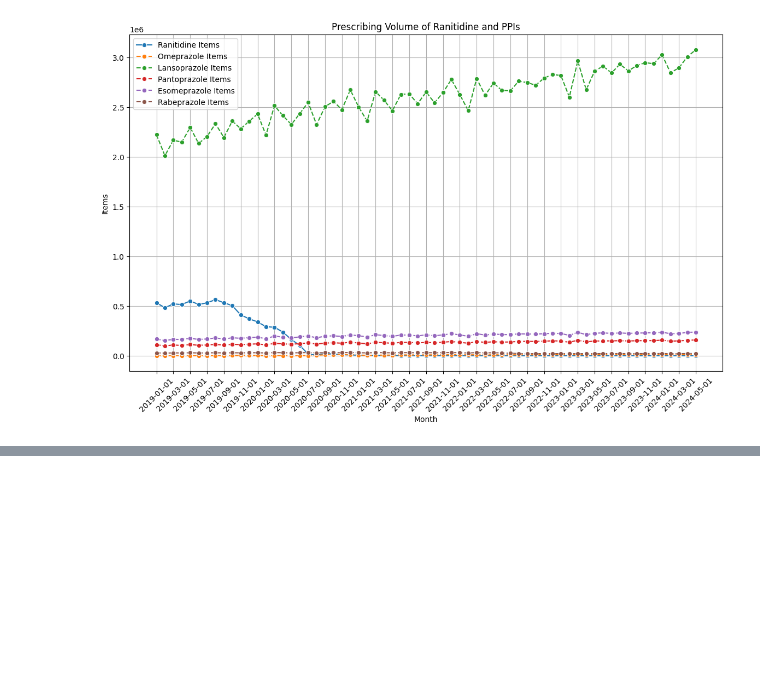
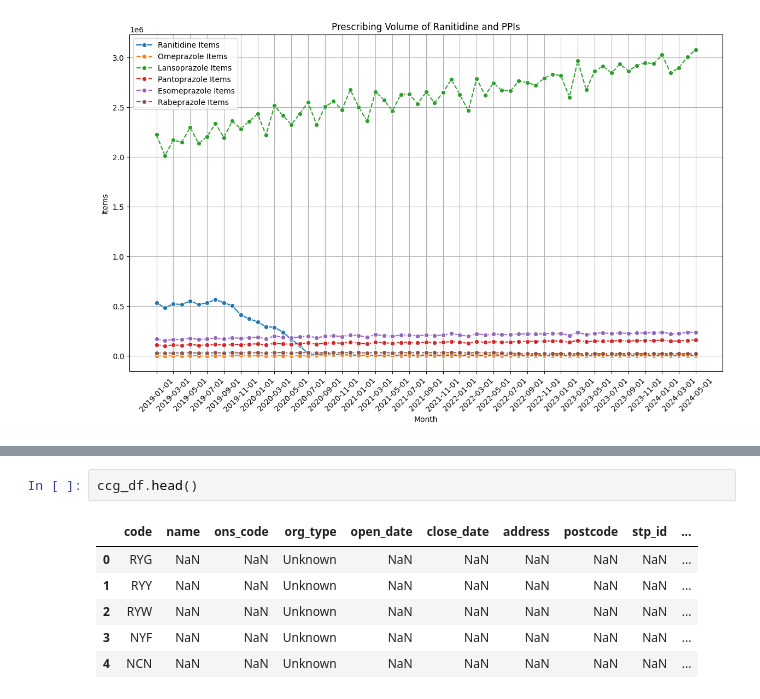
Before and after one commit to erickpua/med-student-omeprazole, a Jupyter notebook: notebooks/Omeprazole shortage.ipynb, the cells around one changed output, grey strips where cells are left out. Drawn from its saved outputs; the diff is of its cells as text; blank space fills up the shorter version.

```diff
--- a/notebooks/Omeprazole shortage.ipynb
+++ b/notebooks/Omeprazole shortage.ipynb
@@ -899,0 +939,9 @@ plt.show()
+# %%
+ccg_df.head()
+# %% [output]
+|  | code | name | ons_code | org_type | open_date | close_date | address | postcode | stp_id | ... |
+| 0 | RYG | NaN | NaN | Unknown | NaN | NaN | NaN | NaN | NaN | ... |
+| 1 | RYY | NaN | NaN | Unknown | NaN | NaN | NaN | NaN | NaN | ... |
+| 2 | RYW | NaN | NaN | Unknown | NaN | NaN | NaN | NaN | NaN | ... |
+| 3 | NYF | NaN | NaN | Unknown | NaN | NaN | NaN | NaN | NaN | ... |
+| 4 | NCN | NaN | NaN | Unknown | NaN | NaN | NaN | NaN | NaN | ... |
```
Also changed, not shown: parts of 12 cells of this notebook, 1 other file.
